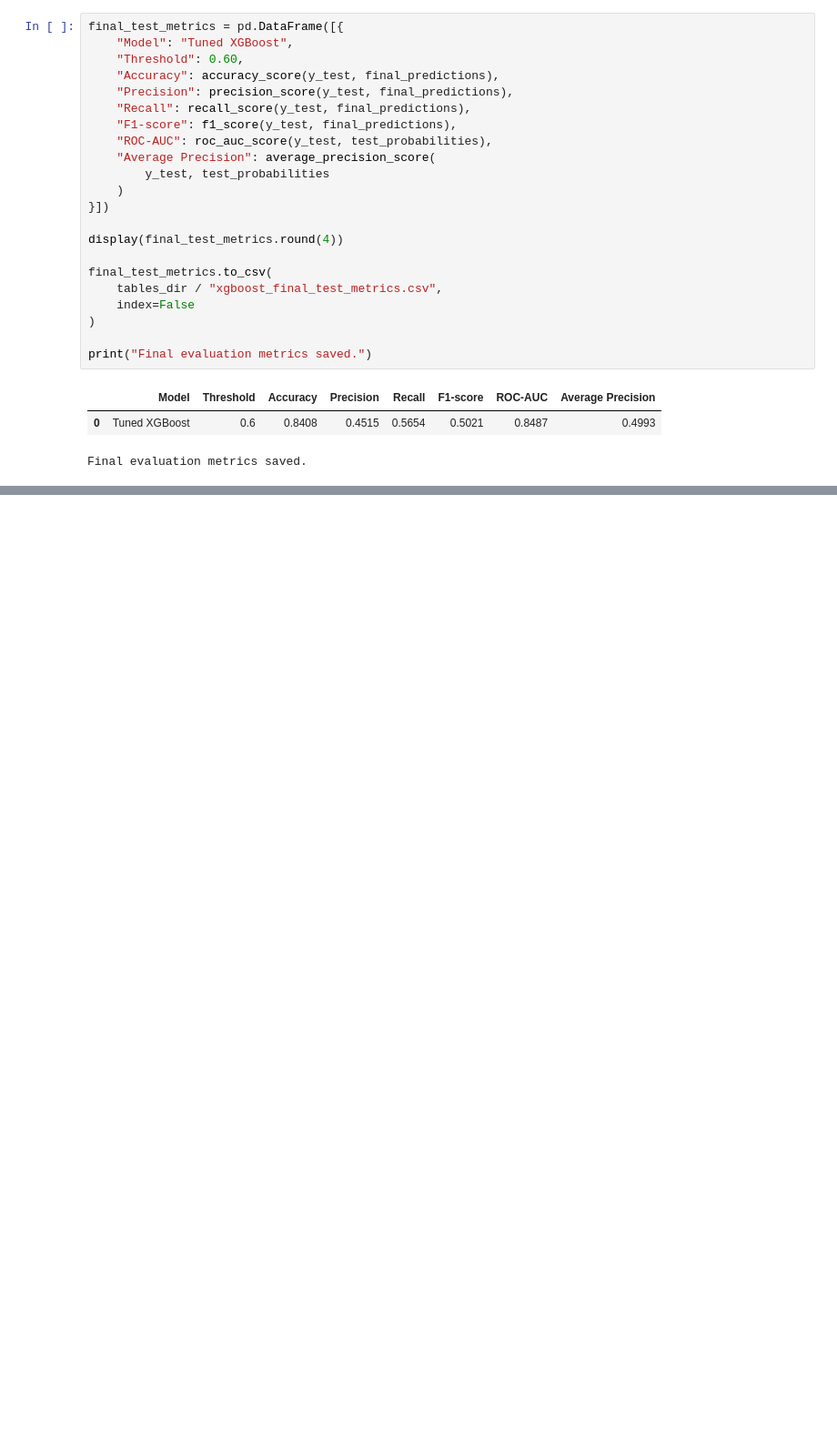
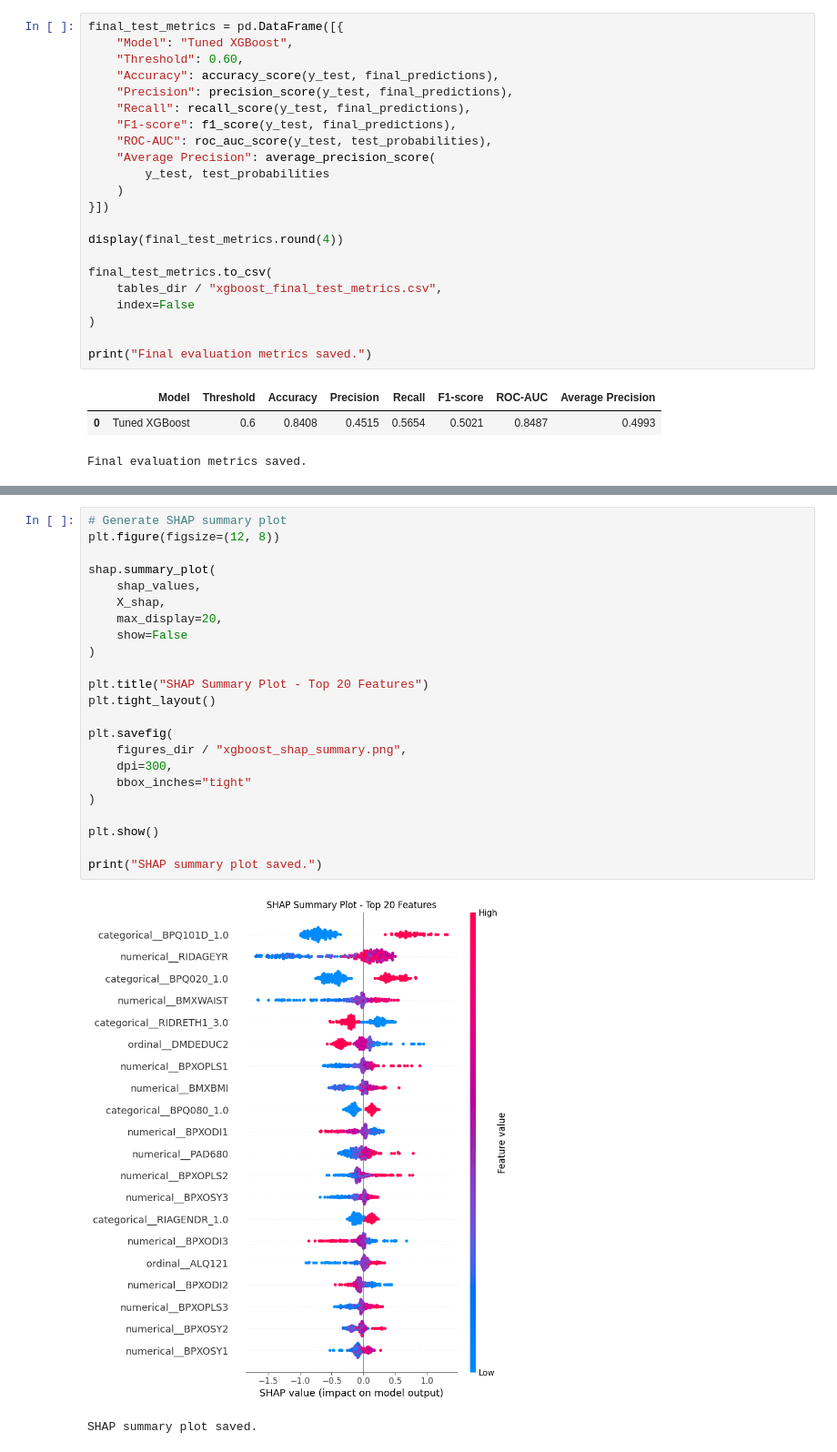
Before and after one commit to iamajaygaur/NHANES-Diabetes-Prediction, a Jupyter notebook: notebooks/CSCI6970_02_Data_Cleaning.ipynb, the cells around one changed output, grey strips where cells are left out. Shown at 91% size. Drawn from its saved outputs; the diff is of its cells as text; blank space fills up the shorter version.

Commit message:
Complete NHANES diabetes prediction project and SHAP analysis

```diff
--- a/notebooks/CSCI6970_02_Data_Cleaning.ipynb
+++ b/notebooks/CSCI6970_02_Data_Cleaning.ipynb
@@ -14525,0 +14668,26 @@ Final evaluation metrics saved.
+# %%
+# Generate SHAP summary plot
+plt.figure(figsize=(12, 8))
+
+shap.summary_plot(
+    shap_values,
+    X_shap,
+    max_display=20,
+    show=False
+)
+
+plt.title("SHAP Summary Plot - Top 20 Features")
+plt.tight_layout()
+
+plt.savefig(
+    figures_dir / "xgboost_shap_summary.png",
+    dpi=300,
+    bbox_inches="tight"
+)
+
+plt.show()
+
+print("SHAP summary plot saved.")
+# %% [output]
+[figure, added]
+SHAP summary plot saved.
```
Also changed, not shown: parts of 25 cells of this notebook, 10 other files.
